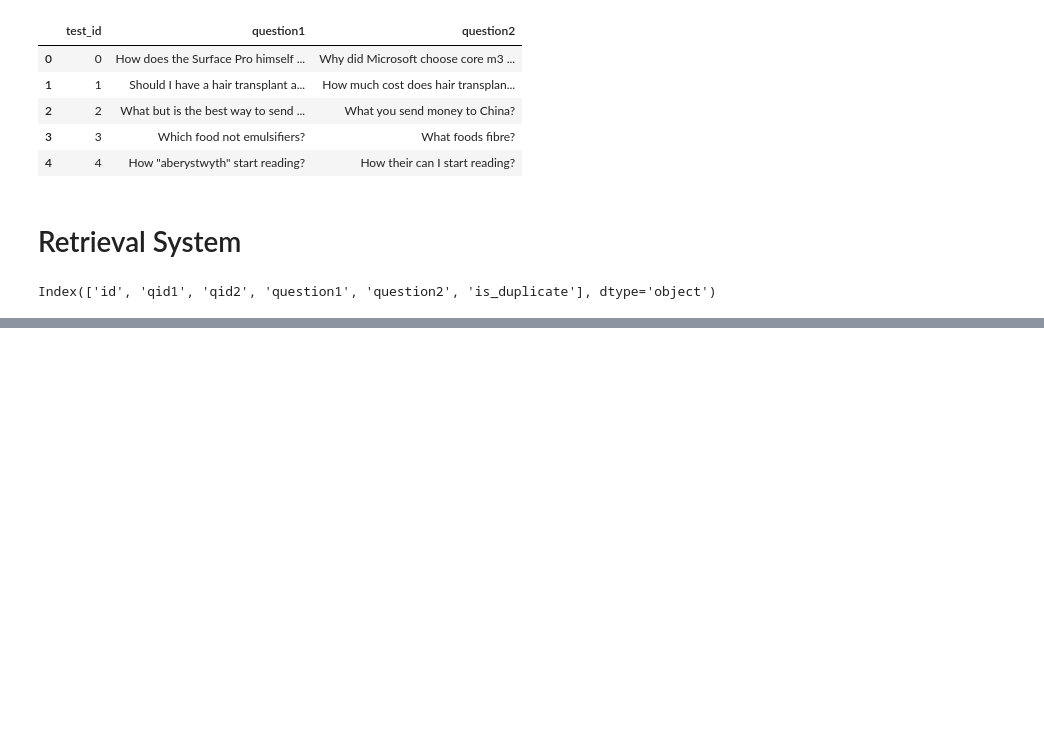
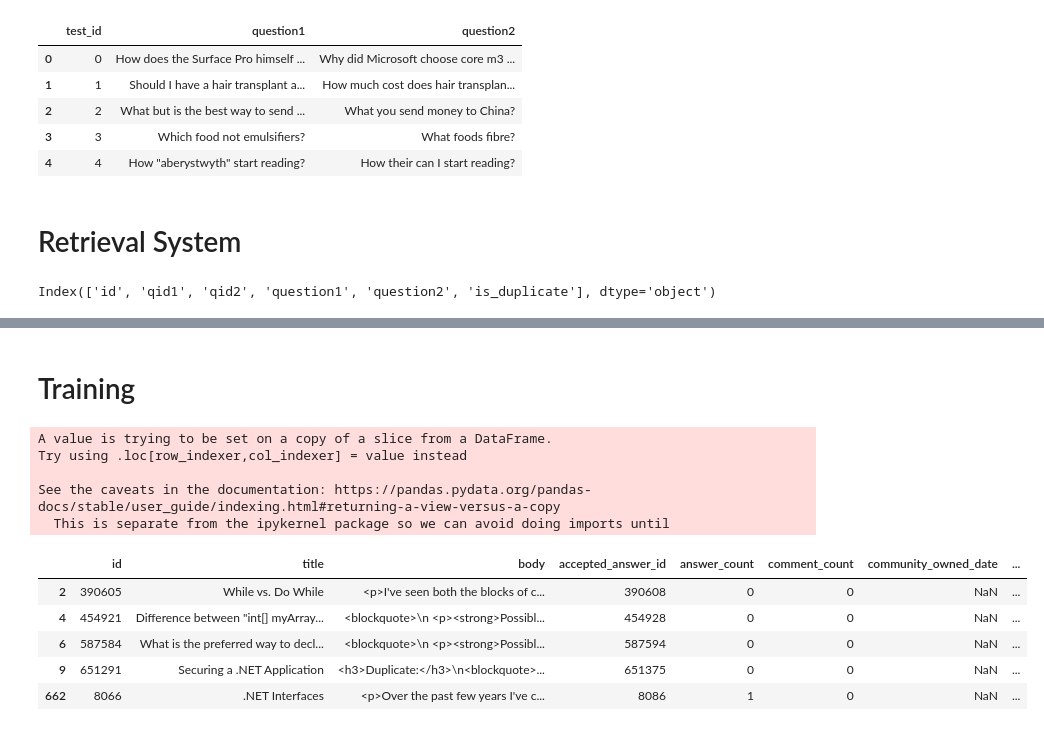
Before and after one commit to Vtewari2311/STEM-Away-Internship, a Jupyter notebook: Notebook_STEM_Away.ipynb, the cells around one changed output, grey strips where cells are left out. Saved outputs shown, nothing was run; the diff lists cells and outputs as text; code cells hidden in the pictures; blank space fills up the shorter version.

```diff
--- a/Notebook_STEM_Away.ipynb
+++ b/Notebook_STEM_Away.ipynb
@@ -312,0 +581,19 @@ pinecone.delete_index(index_name)
+# %% [markdown]
+# Training
+# %%
+questions_df = pd.read_csv('/content/Questions.csv')
+quesitons_clean = questions_df[questions_df['accepted_answer_id'].notna()]
+quesitons_clean['accepted_answer_id'] = quesitons_clean['accepted_answer_id'].apply(lambda x: int(round(x)))
+quesitons_clean.head()
+# %% [output]
+A value is trying to be set on a copy of a slice from a DataFrame.
+Try using .loc[row_indexer,col_indexer] = value instead
+
+See the caveats in the documentation: https://pandas.pydata.org/pandas-docs/stable/user_guide/indexing.html#returning-a-view-versus-a-copy
+  This is separate from the ipykernel package so we can avoid doing imports until
+|  | id | title | body | accepted_answer_id | answer_count | comment_count | community_owned_date | ... |
+| 2 | 390605 | While vs. Do While | <p>I've seen both the blocks of c... | 390608 | 0 | 0 | NaN | ... |
+| 4 | 454921 | Difference between "int[] myArray... | <blockquote>\n <p><strong>Possibl... | 454928 | 0 | 0 | NaN | ... |
+| 6 | 587584 | What is the preferred way to decl... | <blockquote>\n <p><strong>Possibl... | 587594 | 0 | 0 | NaN | ... |
+| 9 | 651291 | Securing a .NET Application | <h3>Duplicate:</h3>\n<blockquote>... | 651375 | 0 | 0 | NaN | ... |
+| 662 | 8066 | .NET Interfaces | <p>Over the past few years I've c... | 8086 | 1 | 0 | NaN | ... |
```
Also changed, not shown: parts of 61 cells of this notebook.
